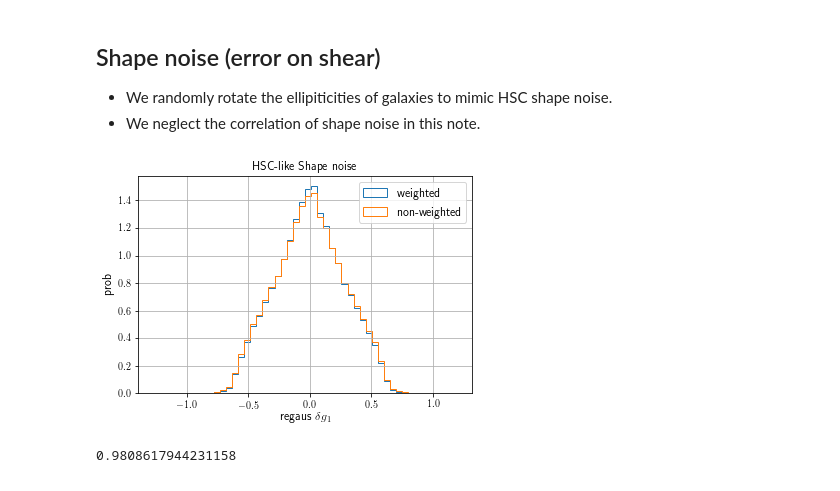
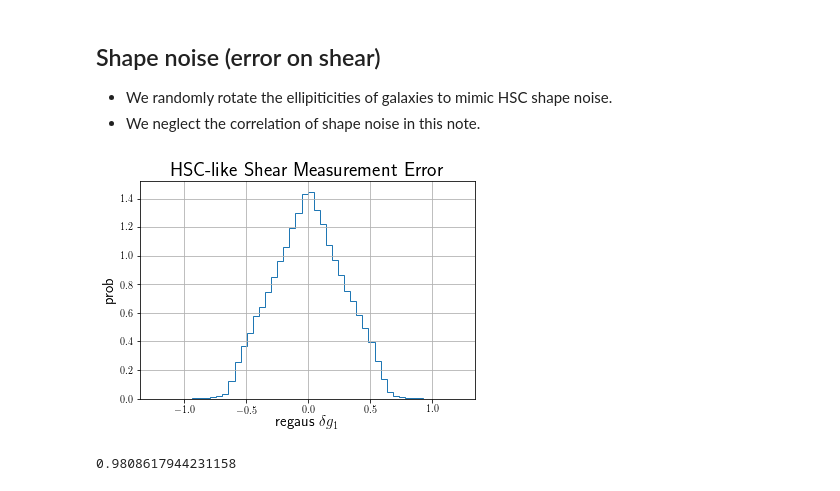
Before and after one commit to mr-superonion/splinv, a Jupyter notebook: notebook/sim-stamp-HSClike.ipynb, the cells around one changed output. Saved outputs shown, nothing was run; the diff lists cells and outputs as text; code cells hidden in the pictures.

```diff
--- a/notebook/sim-stamp-HSClike.ipynb
+++ b/notebook/sim-stamp-HSClike.ipynb
@@ -78,39 +78,40 @@ def rotCatalog(e1, e2, phi=None):
     e1_rot = e1 * cs + e2 * ss
     e2_rot = (-1.0) * e1 * ss + e2 * cs
     return e1_rot, e2_rot
 
 e1      =   cdata['ishape_hsm_regauss_e1']
 e2      =   cdata['ishape_hsm_regauss_e2']
 m_b     =   cdata['ishape_hsm_regauss_derived_shear_bias_m']
 c1_b    =   cdata['ishape_hsm_regauss_derived_shear_bias_c1']
 c2_b    =   cdata['ishape_hsm_regauss_derived_shear_bias_c2']
 weight  =   cdata['ishape_hsm_regauss_derived_shape_weight']
 w_A     =   np.sum(weight)
 m_bA    =   np.sum(m_b*weight)/w_A
 Res_A   =   1.-np.sum(cdata['ishape_hsm_regauss_derived_rms_e']**2.*weight)/w_A
 g1      =   1./(1.+m_bA)*(e1/2./Res_A-c1_b)
 g2      =   1./(1.+m_bA)*(e2/2./Res_A-c2_b)
 t       =   1./(1.+m_bA)/2./Res_A
 weight  =   weight/(t**2.)
 
 g1nAll=[];g2nAll=[];wAll=[]
 for itry in range(1):
     np.random.seed(itry)
     g1n,g2n =   rotCatalog(g1,g2)
     g1nAll.extend(g1n)
     g2nAll.extend(g2n)
     wAll.extend(weight)
     del g1n,g2n
 
-plt.hist(g1nAll,bins=50,weights=wAll,density=True,histtype='step',label='weighted')
+#plt.hist(g1nAll,bins=50,weights=wAll,density=True,histtype='step',label='weighted')
 plt.hist(g1nAll,bins=50,density=True,histtype='step',label='non-weighted')
-plt.title('HSC-like Shape noise',fontsize=12)
-plt.xlabel(r'regaus $\delta g_1$',fontsize=12)
-plt.ylabel('prob',fontsize=12)
-plt.legend(fontsize=12)
+plt.title('HSC-like Shear Measurement Error',fontsize=20)
+plt.xlabel(r'regaus $\delta g_1$',fontsize=15)
+plt.ylabel('prob',fontsize=15)
+#plt.legend(fontsize=15)
 plt.grid()
+plt.savefig('../paper_ms_method_HSCY1/shapeMeasurementError-HSCY1.pdf')
 # %% [output]
-[figure, old version]
+[figure, new version]
 # %%
 print(np.average(g1**2.*weight))
 # %% [output]
```
Also changed, not shown: parts of 1 cell of this notebook, 2 other files.
